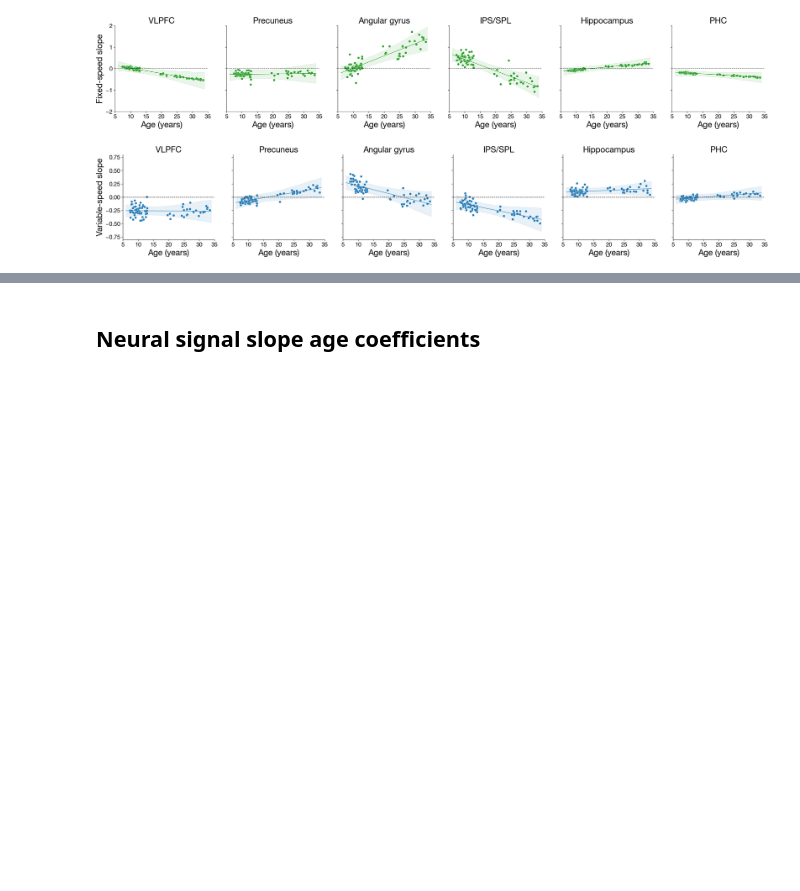
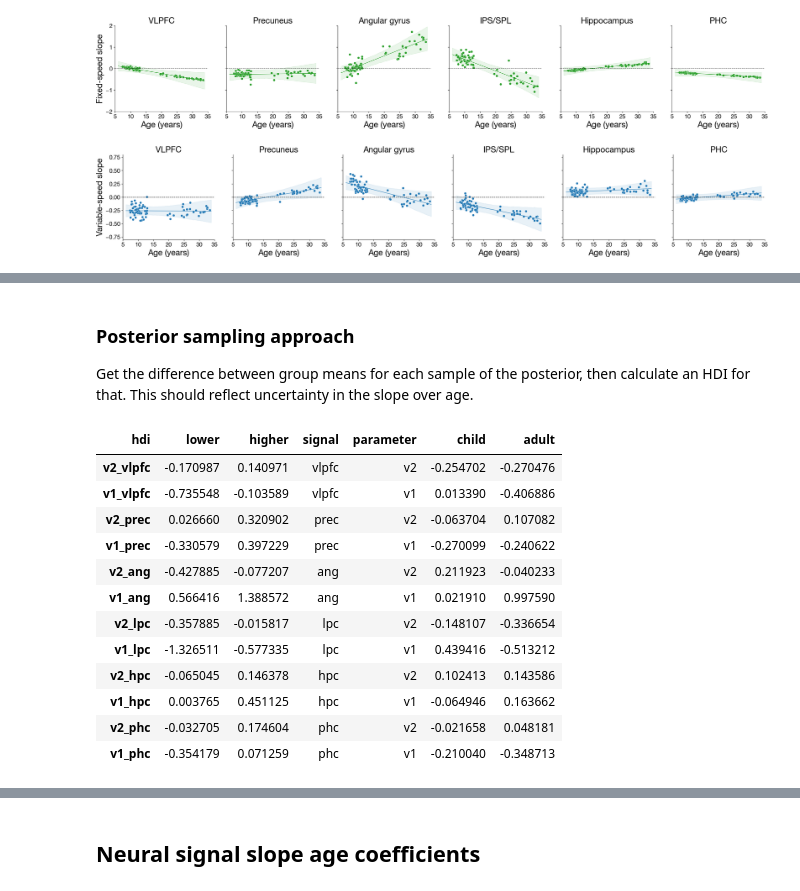
Before and after one commit to prestonlab/devreact, a Jupyter notebook: jupyter/plot_param_neural_dual.ipynb, the cells around one changed output, grey strips where cells are left out. Drawn from its saved outputs; the diff is of its cells as text; code cells hidden in the pictures; blank space fills up the shorter version.

Commit message:
feat: analysis of group-level slope differences

```diff
--- a/jupyter/plot_param_neural_dual.ipynb
+++ b/jupyter/plot_param_neural_dual.ipynb
@@ -245,0 +283,36 @@ figures.savefig(fig, fig_dir / f'slope_{param_name}.pdf')
+# %% [markdown]
+### Posterior sampling approach
+
+Get the difference between group means for each sample of the posterior, then calculate an HDI for that. This should reflect uncertainty in the slope over age.
+# %%
+labels = np.array(["child", "adult"])
+groups = labels[(trace.constant_data["age"] > 18).astype(int)]
+groups = xr.DataArray(groups, coords={"subject": trace.constant_data["subject"]})
+trace.posterior["group"] = groups
+r = []
+for signal in signal_names:
+    for parameter in ["v2", "v1"]:
+        param_name = f"{parameter}_{signal}"
+        m = trace.posterior[["group", param_name]].groupby("group").mean(dim="subject")
+        res = az.hdi(m.sel(group="adult") - m.sel(group="child")).to_dataframe().T
+        res["signal"] = signal
+        res["parameter"] = parameter
+        res["child"] = m.sel(group="child").mean(["chain", "draw"])[param_name].to_numpy()
+        res["adult"] = m.sel(group="adult").mean(["chain", "draw"])[param_name].to_numpy()
+        r.append(res)
+hdi = pd.concat(r)
+hdi
+# %% [output]
+| hdi | lower | higher | signal | parameter | child | adult |
+| v2_vlpfc | -0.170987 | 0.140971 | vlpfc | v2 | -0.254702 | -0.270476 |
+| v1_vlpfc | -0.735548 | -0.103589 | vlpfc | v1 | 0.013390 | -0.406886 |
+| v2_prec | 0.026660 | 0.320902 | prec | v2 | -0.063704 | 0.107082 |
+| v1_prec | -0.330579 | 0.397229 | prec | v1 | -0.270099 | -0.240622 |
+| v2_ang | -0.427885 | -0.077207 | ang | v2 | 0.211923 | -0.040233 |
+| v1_ang | 0.566416 | 1.388572 | ang | v1 | 0.021910 | 0.997590 |
+| v2_lpc | -0.357885 | -0.015817 | lpc | v2 | -0.148107 | -0.336654 |
+| v1_lpc | -1.326511 | -0.577335 | lpc | v1 | 0.439416 | -0.513212 |
+| v2_hpc | -0.065045 | 0.146378 | hpc | v2 | 0.102413 | 0.143586 |
+| v1_hpc | 0.003765 | 0.451125 | hpc | v1 | -0.064946 | 0.163662 |
+| v2_phc | -0.032705 | 0.174604 | phc | v2 | -0.021658 | 0.048181 |
+| v1_phc | -0.354179 | 0.071259 | phc | v1 | -0.210040 | -0.348713 |
```
Also changed, not shown: parts of 7 cells of this notebook.
